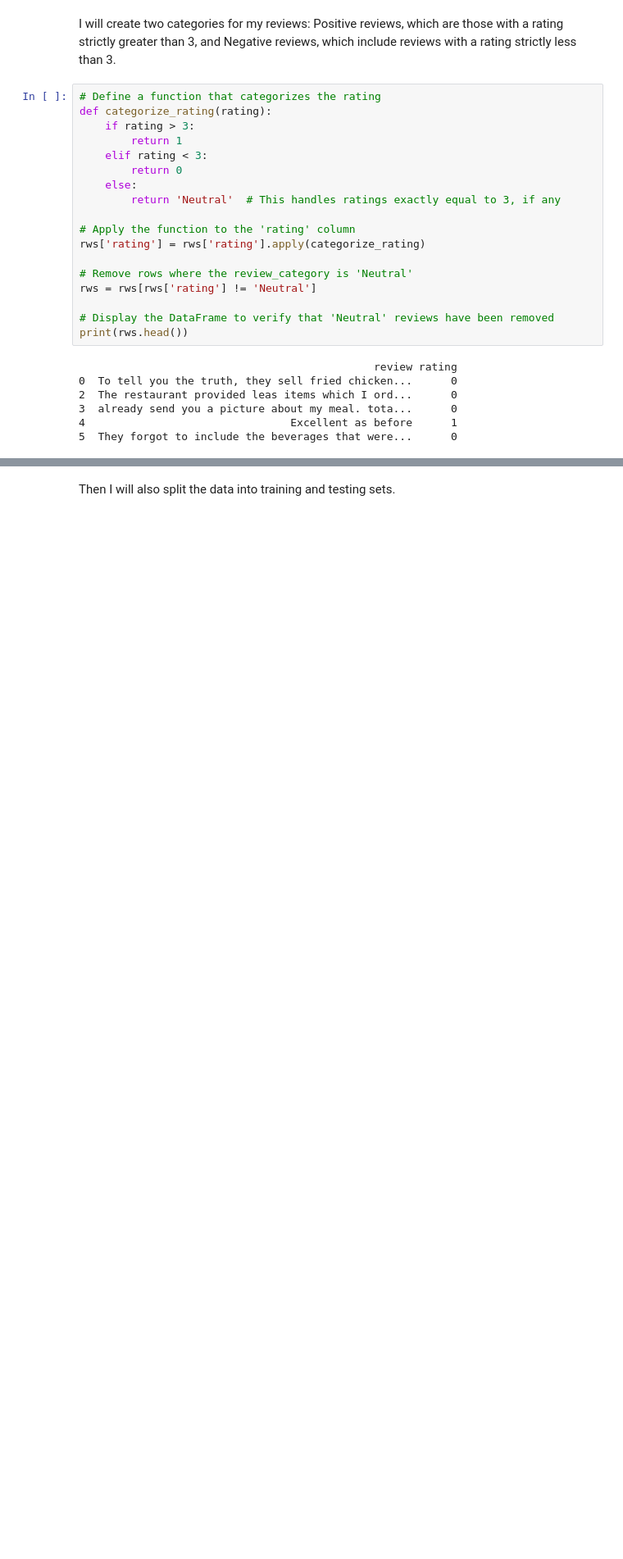
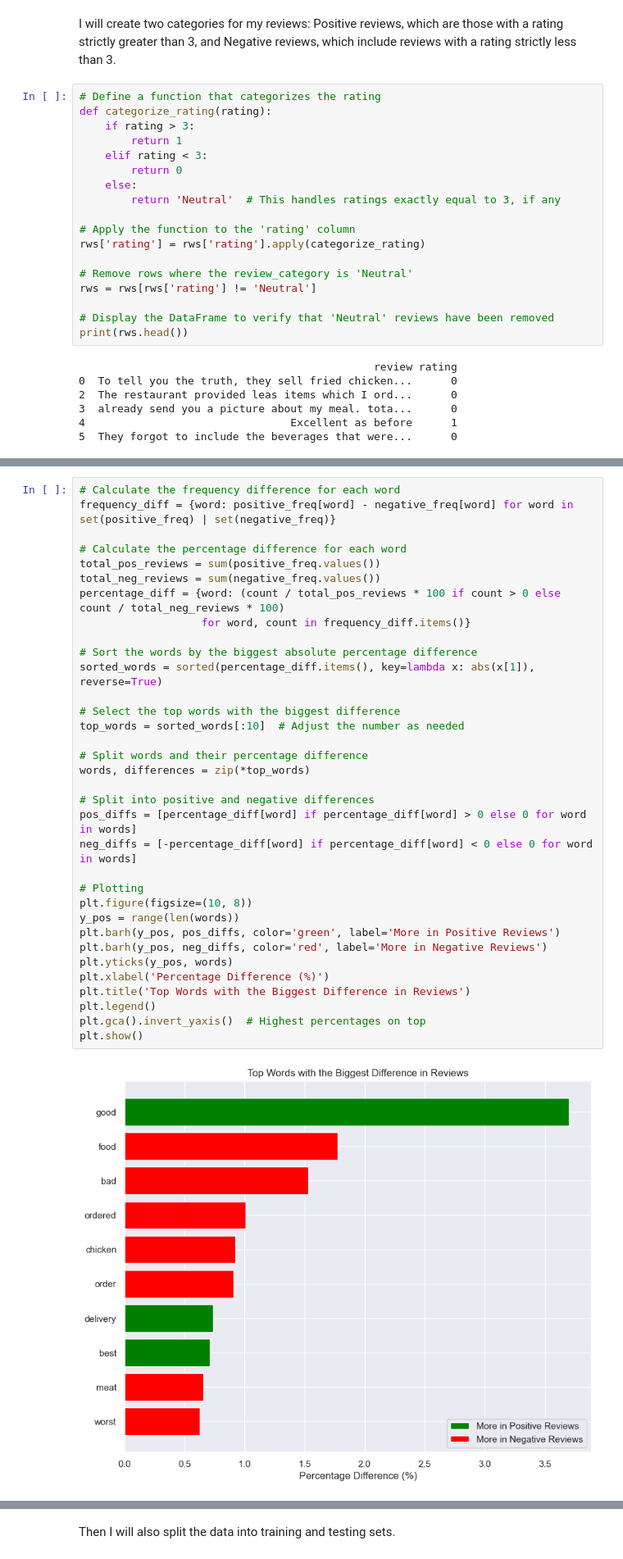
Before and after one commit to AntoineMagninn/ReviewRankML, a Jupyter notebook: EDA.ipynb, the cells around one changed output, grey strips where cells are left out. Shown: that part at 82% size. Saved outputs shown, nothing was run; the diff lists cells and outputs as text; blank space fills up the shorter version.

```diff
--- a/EDA.ipynb
+++ b/EDA.ipynb
@@ -170,0 +230,36 @@ print(rws.head())
+# %%
+# Calculate the frequency difference for each word
+frequency_diff = {word: positive_freq[word] - negative_freq[word] for word in set(positive_freq) | set(negative_freq)}
+
+# Calculate the percentage difference for each word
+total_pos_reviews = sum(positive_freq.values())
+total_neg_reviews = sum(negative_freq.values())
+percentage_diff = {word: (count / total_pos_reviews * 100 if count > 0 else count / total_neg_reviews * 100)
+                   for word, count in frequency_diff.items()}
+
+# Sort the words by the biggest absolute percentage difference
+sorted_words = sorted(percentage_diff.items(), key=lambda x: abs(x[1]), reverse=True)
+
+# Select the top words with the biggest difference
+top_words = sorted_words[:10]  # Adjust the number as needed
+
+# Split words and their percentage difference
+words, differences = zip(*top_words)
+
+# Split into positive and negative differences
+pos_diffs = [percentage_diff[word] if percentage_diff[word] > 0 else 0 for word in words]
+neg_diffs = [-percentage_diff[word] if percentage_diff[word] < 0 else 0 for word in words]
+
+# Plotting
+plt.figure(figsize=(10, 8))
+y_pos = range(len(words))
+plt.barh(y_pos, pos_diffs, color='green', label='More in Positive Reviews')
+plt.barh(y_pos, neg_diffs, color='red', label='More in Negative Reviews')
+plt.yticks(y_pos, words)
+plt.xlabel('Percentage Difference (%)')
+plt.title('Top Words with the Biggest Difference in Reviews')
+plt.legend()
+plt.gca().invert_yaxis()  # Highest percentages on top
+plt.show()
+# %% [output]
+[figure, added]
```
Also changed, not shown: parts of 11 cells of this notebook.
